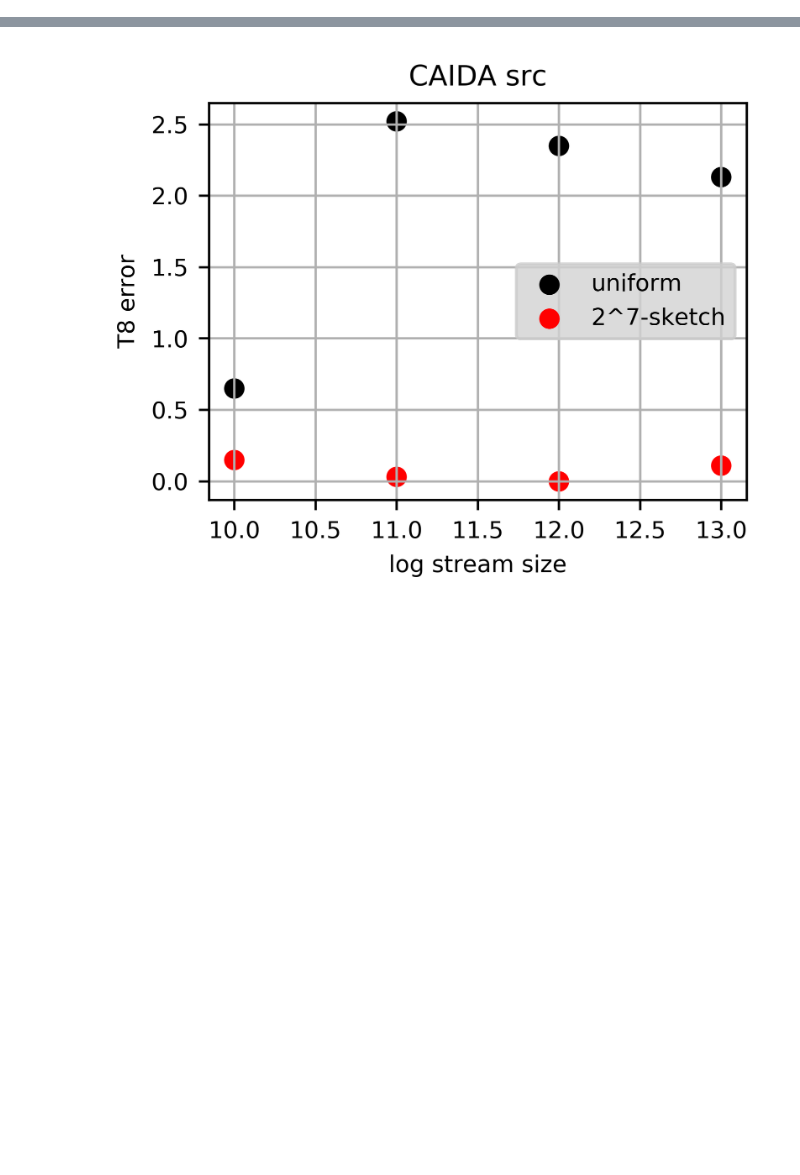
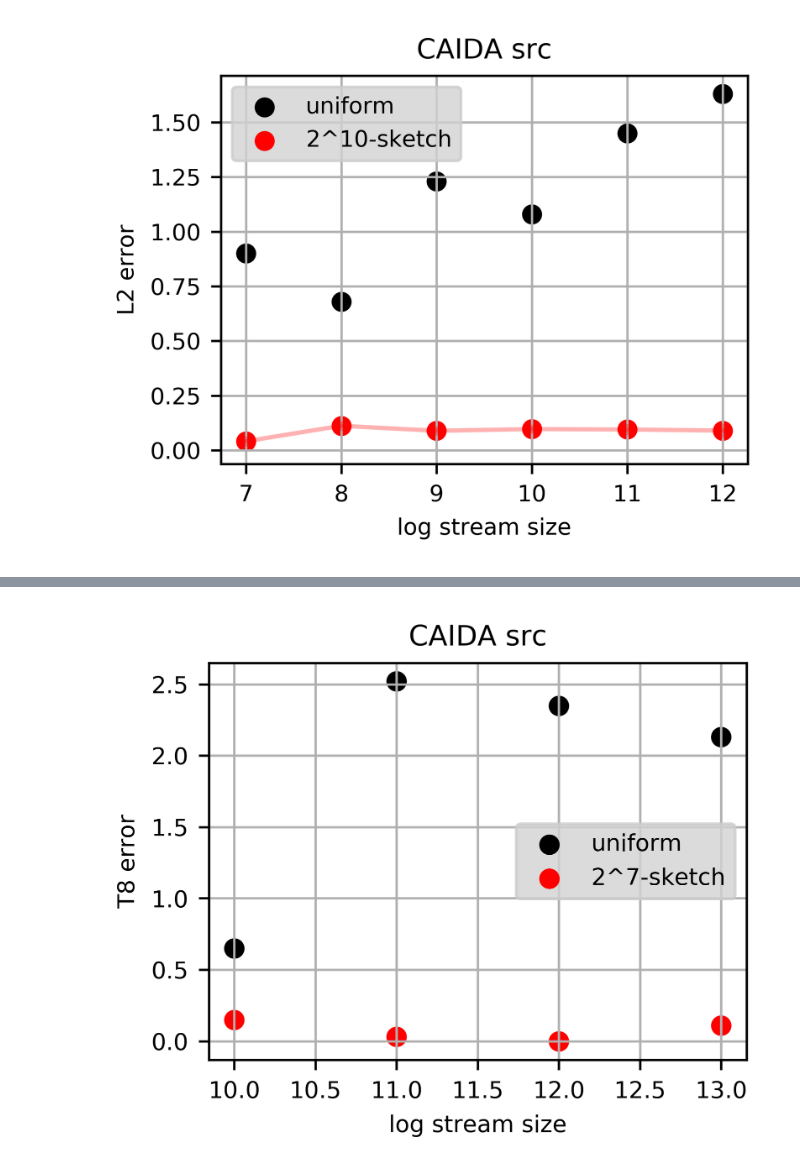
Before and after one commit to ViskaWei/SWindow, a Jupyter notebook: nb/eval_norms.ipynb, the cells around one changed output, grey strips where cells are left out. Saved outputs shown, nothing was run; the diff lists cells and outputs as text; code cells hidden in the pictures; blank space fills up the shorter version.

```diff
--- a/nb/eval_norms.ipynb
+++ b/nb/eval_norms.ipynb
@@ -15,13 +23,13 @@ from util.plot import get_pd
 # %%
-def get_folder_plots(folder, save=True,crVal=7, root='/home/swei20/SymNormSlidingWindows/'):
+def get_folder_plots(folder, save=True,crVal=7, root='/home/swei20/SymNormSlidingWindows/', errbar=True):
     DATADIR = root + folder
     srcFiles = os.listdir(DATADIR)
     for file in srcFiles:
         plt.figure()
-        _= get_pd(DATADIR, file,save=save,crVal=crVal)
+        _= get_pd(DATADIR, file,save=save,crVal=crVal, errbar=errbar)
     plt.figure()
     tkFiles =  [srcFiles[i]  for i in range(len(srcFiles)) if srcFiles[i][0]=='T']
-    _= get_pd(DATADIR, tkFiles[0],tkFiles[1],save=save,crVal=crVal)
+    _= get_pd(DATADIR, tkFiles[0],tkFiles[1],save=save,crVal=crVal, errbar=errbar)
     return None
 def get_csv(DATADIR, filename):
     normType, ftr, loop = filename.split('_')[0], filename.split('_')[1], filename.split('_')[2]
@@ -40,8 +48,9 @@ def get_pd(DATADIR, filename, FILE2=None, errbar=False, save=True,crVal=7):
         return outs
     if loop=='mL':
         plot_error(ftr, out, normType, errbar,crVal=crVal)
+
     elif loop == 'csL':
-        plot_size_error(out, ftr, normType)
+        plot_size_error(ftr,out, normType,errbar =errbar)
     if save: plt.savefig(f'/home/swei20/SymNormSlidingWindows/imgs/{ftr}_{normType}_{loop}.png',bbox_inches = 'tight')
     return out,ftr,normType
 
@@ -64,7 +73,7 @@ def plot_error(ftr, out, normType, errbar, crVal = 6,cols=['errUn','errCs']):
     outR = out[out['cr']==crVal]
     for i, col in enumerate(cols):
         plt.scatter(np.log2(outR['m']), outR[col], label = f'{labels[i]}')
-    if errbar: plt.errorbar(np.log10(outR['m']), outR['errCs'], outR['std']/2.0, c='r',alpha=0.3)
+    if errbar: plt.errorbar(np.log2(outR['m']), outR['errCs'], outR['std']/outR['ex'], c='r',alpha=0.3)
 
     plt.legend(frameon=True, facecolor='lightgrey')
     plt.grid()
@@ -74,16 +83,20 @@ def plot_error(ftr, out, normType, errbar, crVal = 6,cols=['errUn','errCs']):
         plt.title(f'Synthetic Stream')
     else:
         plt.title(f'CAIDA {ftr}')
-def plot_size_error(out, ftr, normType):
+def plot_size_error(ftr, out, normType, errbar=False):
     rList = out['r'].unique()
     colors = cm.get_cmap('viridis')(np.linspace(0,1,len(rList)))
     for i, r in enumerate(rList):
         outR = out[out['r']==r]
         plt.scatter(outR['cr'], outR['errCs'], color = colors[i] ,label=f'r={r}')
+        if errbar: plt.errorbar(outR['cr'], outR['errCs'], outR['std']/outR['ex'], c='r',alpha=0.3)
+
     plt.legend(frameon=True, facecolor='lightgrey')
     plt.grid()
     plt.ylabel(f'{normType} error')
     plt.xlabel('log sketch size')
+    plt.ylim(0,0.2)
+
     if ftr =='rd':
         plt.title(f'Synthetic Stream')
     else:
@@ -92,0 +118,6 @@ plt.style.use(['ieee','no-latex'])
+# %%
+DATADIR = '/home/swei20/SymNormSlidingWindows/out_rd_r8_L50/'
+filename ='L2_src_mL_c128_r8_1015_08:12.csv'
+out,ftr,normType = get_pd(DATADIR, filename, save=True,errbar=True,crVal=10)
+# %% [output]
+[figure, added]
```
Also changed, not shown: parts of 11 cells of this notebook, 14 other files.
